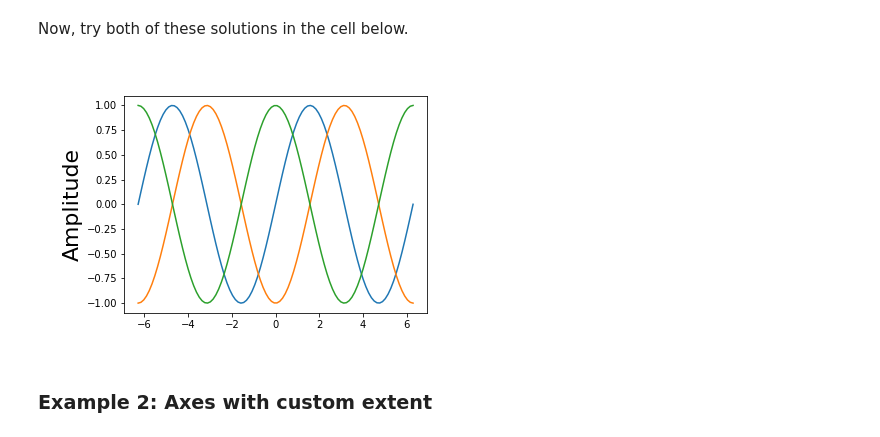
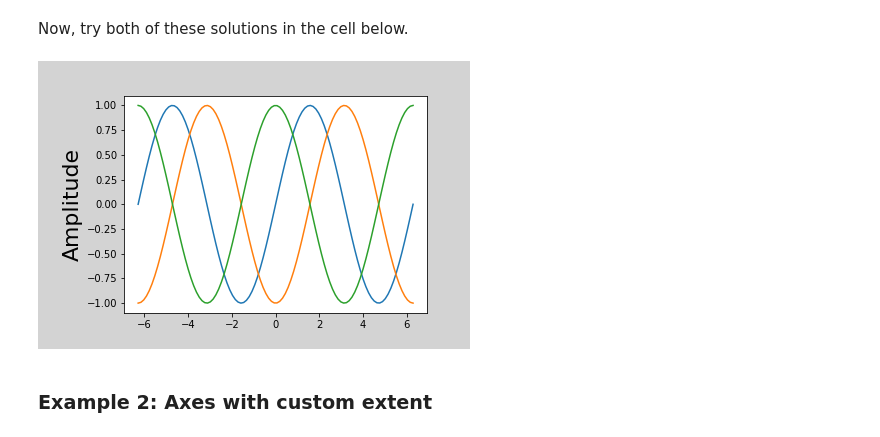
Before and after one commit to UU-IMAU/Python-for-lunch-Notebooks, a Jupyter notebook: PFL_07_matplotlib_basics/Matplotlib coordinate systems.ipynb, the cells around one changed output. Cells and saved outputs as stored; diff of their text form; code cells hidden in the pictures.

```diff
--- a/PFL_07_matplotlib_basics/Matplotlib coordinate systems.ipynb
+++ b/PFL_07_matplotlib_basics/Matplotlib coordinate systems.ipynb
@@ -80,16 +81,18 @@ Here are 2 solutions to this problem:
 # %% [markdown]
 Now, try both of these solutions in the cell below.
 # %%
+fig = plt.figure(facecolor='lightgrey')
+
 x = np.linspace(-2*np.pi, 2*np.pi, 100)
 plt.plot(x,np.sin(x),label='sin(x)')
 plt.plot(x,np.sin(x-np.pi/2),label='sin(x - $\pi$/2)')
 plt.plot(x,np.cos(x),label='cos(x)')
 
 plt.ylabel('Amplitude', fontsize=22)
 #plt.tight_layout()
 plt.subplots_adjust(left=0.2)
 # %% [output]
-[figure, old version]
+[figure, new version]
 # %% [markdown]
 ### Example 2: Axes with custom extent
 # %% [markdown]
```
Also changed, not shown: parts of 7 cells of this notebook.
